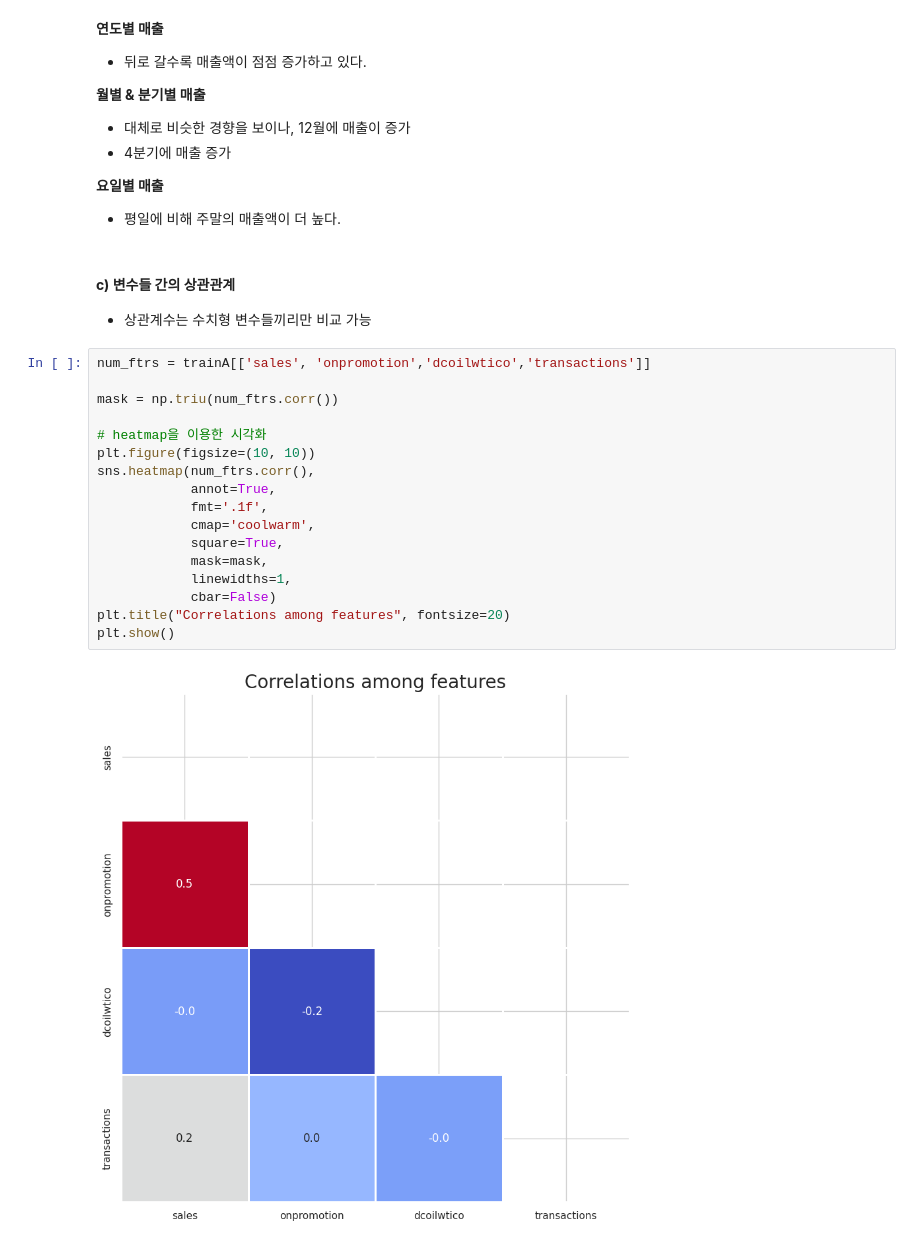
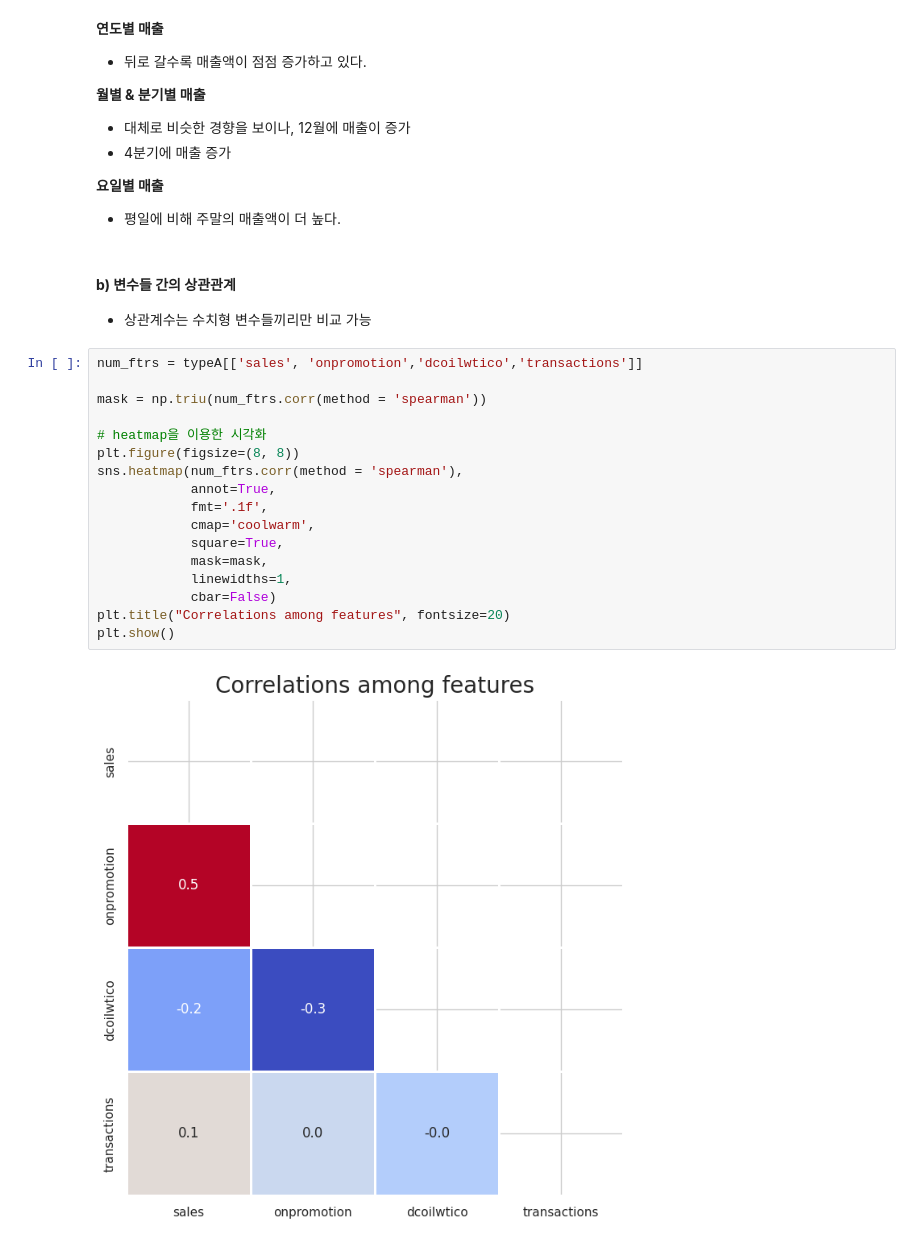
Before and after one commit to rhehgus02/Store-Sales-Forecasting2, a Jupyter notebook: 3_EDA.ipynb, the cells around one changed output. Saved outputs shown, nothing was run; the diff lists cells and outputs as text.

```diff
--- a/3_EDA.ipynb
+++ b/3_EDA.ipynb
@@ -711,24 +847,24 @@ plt.show()
 **요일별 매출**
 - 평일에 비해 주말의 매출액이 더 높다.
 # %% [markdown]
-#### **c) 변수들 간의 상관관계**
+#### **b) 변수들 간의 상관관계**
 - 상관계수는 수치형 변수들끼리만 비교 가능
 # %%
-num_ftrs = trainA[['sales', 'onpromotion','dcoilwtico','transactions']]
+num_ftrs = typeA[['sales', 'onpromotion','dcoilwtico','transactions']]
 
-mask = np.triu(num_ftrs.corr())
+mask = np.triu(num_ftrs.corr(method = 'spearman'))
 
 # heatmap을 이용한 시각화
-plt.figure(figsize=(10, 10))
-sns.heatmap(num_ftrs.corr(),
+plt.figure(figsize=(8, 8))
+sns.heatmap(num_ftrs.corr(method = 'spearman'),
             annot=True,
             fmt='.1f',
             cmap='coolwarm',
             square=True,
             mask=mask,
             linewidths=1,
             cbar=False)
 plt.title("Correlations among features", fontsize=20)
 plt.show()
 # %% [output]
-[figure, old version]
+[figure, new version]
```
Also changed, not shown: parts of 101 cells of this notebook.
